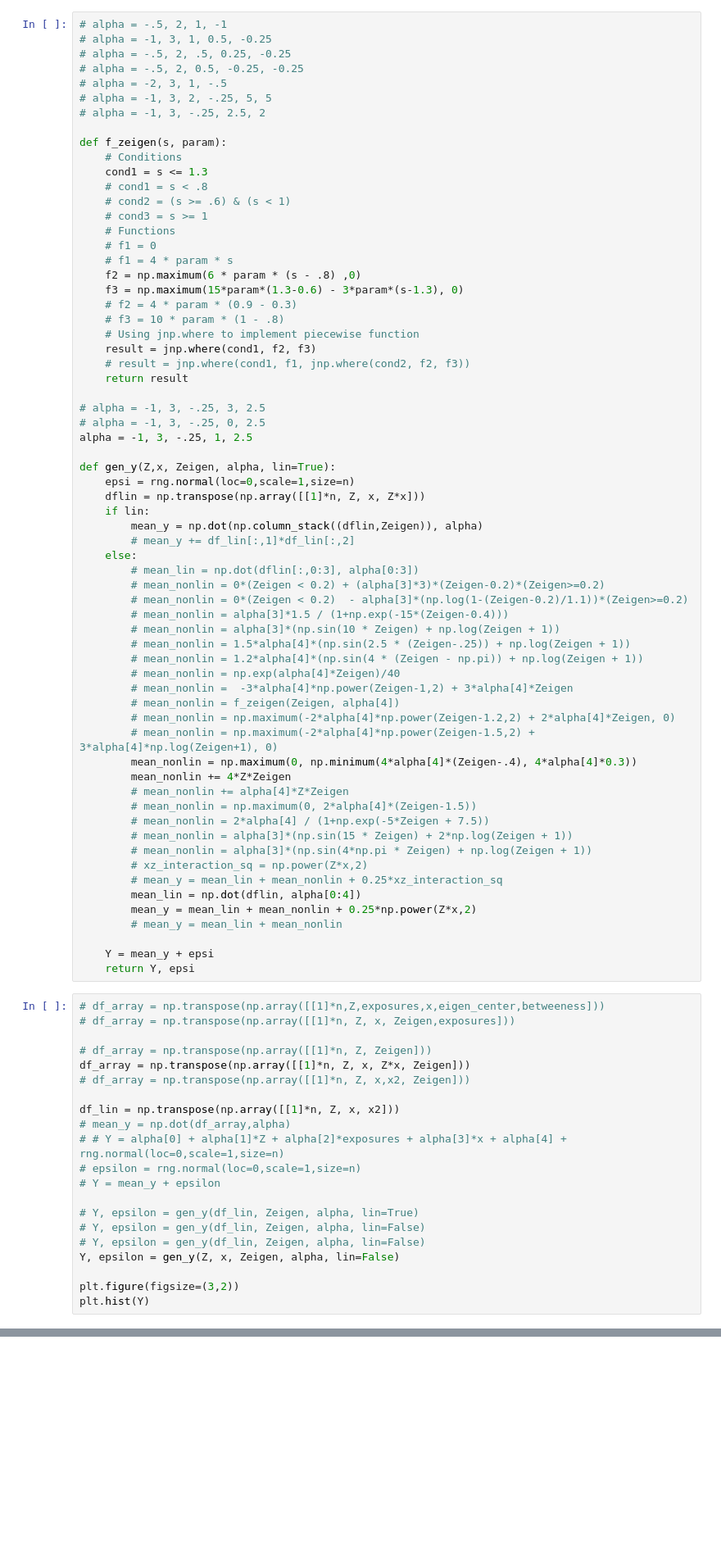
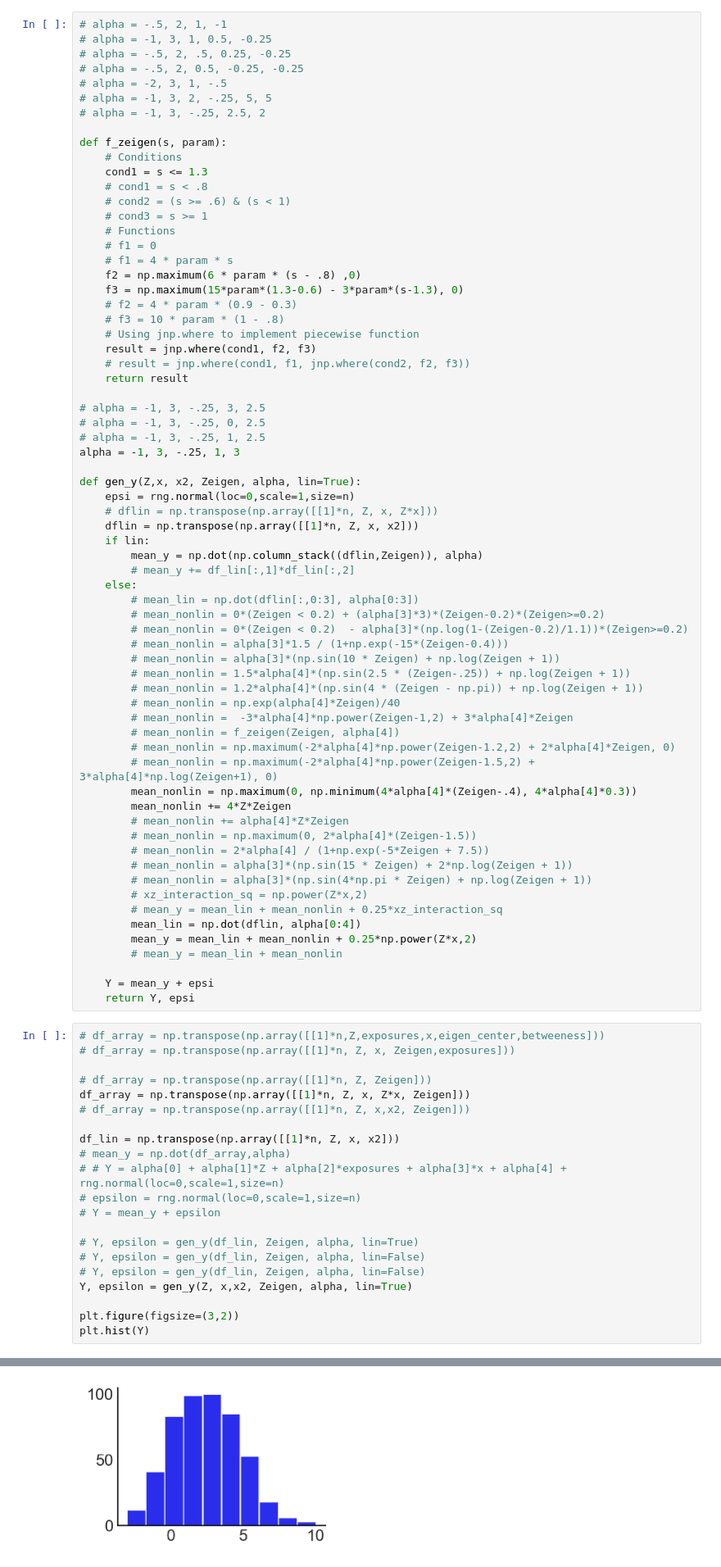
Before and after one commit to barwein/BayesProxyNets, a Jupyter notebook: src/TEST.ipynb, the cells around one changed output, grey strips where cells are left out. Shown at 82% size. Drawn from its saved outputs; the diff is of its cells as text; blank space fills up the shorter version.

```diff
--- a/src/TEST.ipynb
+++ b/src/TEST.ipynb
@@ -359,11 +414,13 @@ def f_zeigen(s, param):
 
 # alpha = -1, 3, -.25, 3, 2.5
 # alpha = -1, 3, -.25, 0, 2.5
-alpha = -1, 3, -.25, 1, 2.5
+# alpha = -1, 3, -.25, 1, 2.5
+alpha = -1, 3, -.25, 1, 3
 
-def gen_y(Z,x, Zeigen, alpha, lin=True):
+def gen_y(Z,x, x2, Zeigen, alpha, lin=True):
     epsi = rng.normal(loc=0,scale=1,size=n)
-    dflin = np.transpose(np.array([[1]*n, Z, x, Z*x]))
+    # dflin = np.transpose(np.array([[1]*n, Z, x, Z*x]))
+    dflin = np.transpose(np.array([[1]*n, Z, x, x2]))
     if lin:
         mean_y = np.dot(np.column_stack((dflin,Zeigen)), alpha)
         # mean_y += df_lin[:,1]*df_lin[:,2]
@@ -412,7 +469,8 @@ df_lin = np.transpose(np.array([[1]*n, Z, x, x2]))
 # Y, epsilon = gen_y(df_lin, Zeigen, alpha, lin=True)
 # Y, epsilon = gen_y(df_lin, Zeigen, alpha, lin=False)
 # Y, epsilon = gen_y(df_lin, Zeigen, alpha, lin=False)
-Y, epsilon = gen_y(Z, x, Zeigen, alpha, lin=False)
+Y, epsilon = gen_y(Z, x,x2, Zeigen, alpha, lin=True)
 
 plt.figure(figsize=(3,2))
 plt.hist(Y)
+# %% [output]
@@ -419,3 +482,4 @@ plt.hist(Y)
+[figure, added]
 # %%
 plt.figure(figsize=(4,3))
 # plt.scatter(exposures,betweeness)
```
Also changed, not shown: parts of 29 cells of this notebook, 32 other files.
